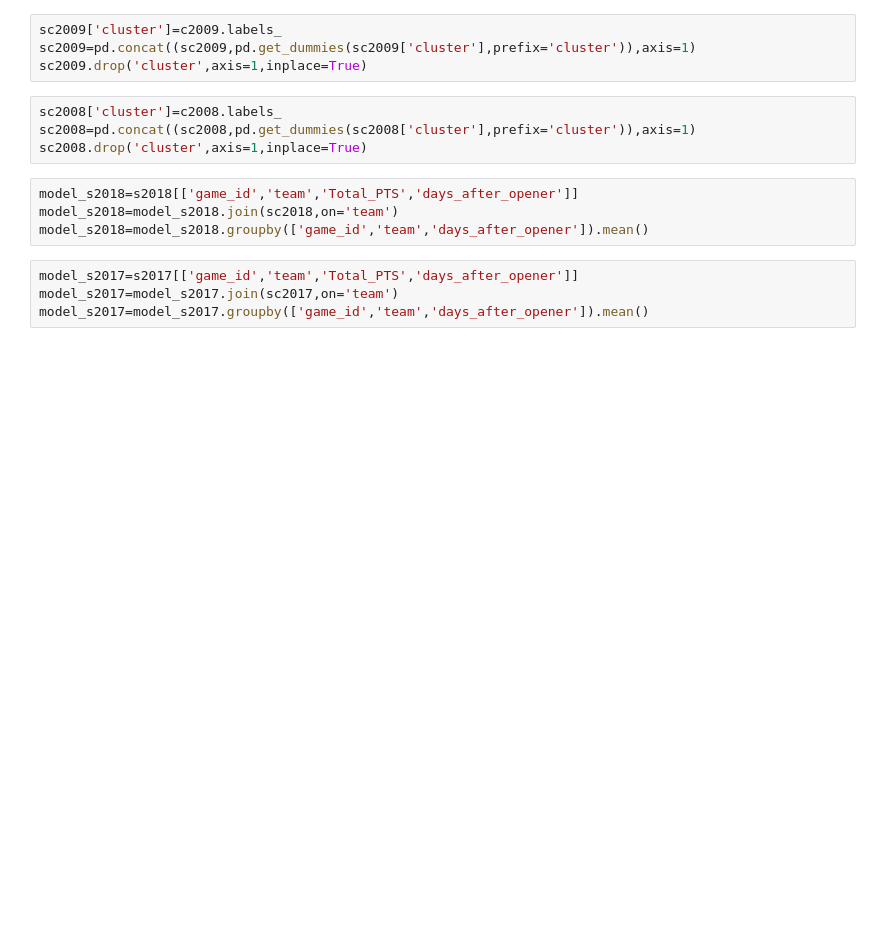
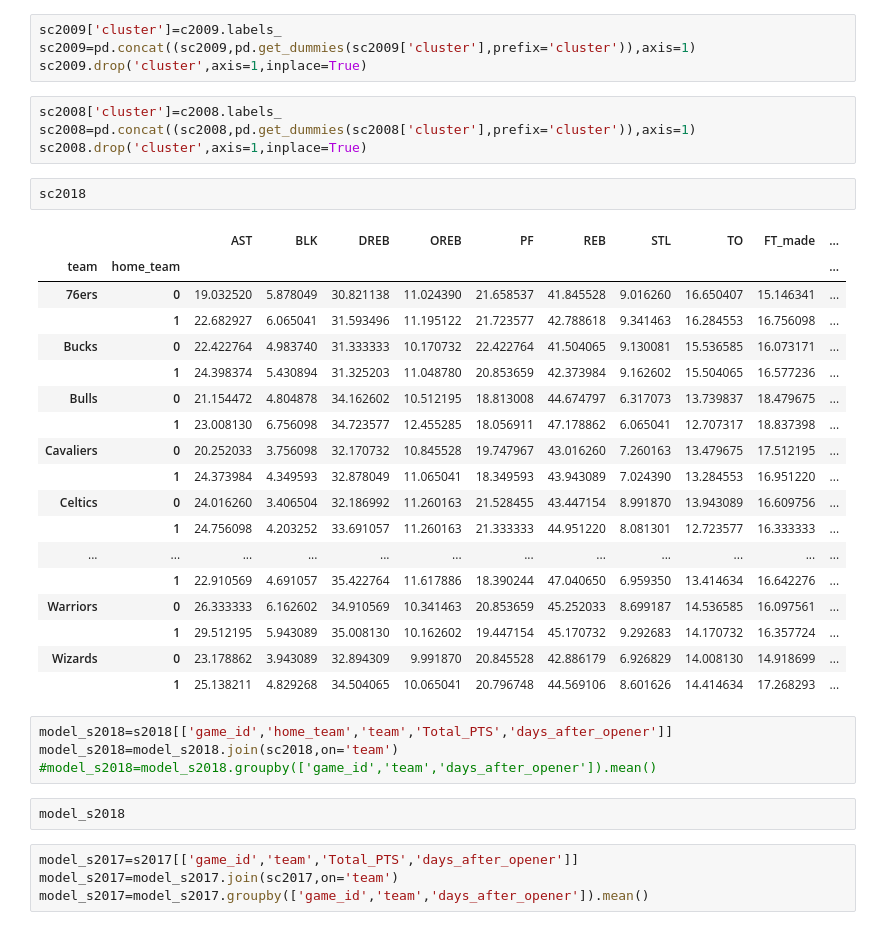
Before and after one commit to sadelson97/dsi_capstone, a Jupyter notebook: first_model.ipynb, the cells around one changed output. Cells and saved outputs as stored; diff of their text form; blank space fills up the shorter version.

Commit message:
need to fix clean to let my model working correctly

```diff
--- a/first_model.ipynb
+++ b/first_model.ipynb
@@ -121,10 +121,33 @@ sc2009.drop('cluster',axis=1,inplace=True)
 sc2008['cluster']=c2008.labels_
 sc2008=pd.concat((sc2008,pd.get_dummies(sc2008['cluster'],prefix='cluster')),axis=1)
 sc2008.drop('cluster',axis=1,inplace=True)
+# %%
+sc2018
+# %% [output]
+|  |  | AST | BLK | DREB | OREB | PF | REB | STL | TO | FT_made | ... |
+| team | home_team |  |  |  |  |  |  |  |  |  | ... |
+| 76ers | 0 | 19.032520 | 5.878049 | 30.821138 | 11.024390 | 21.658537 | 41.845528 | 9.016260 | 16.650407 | 15.146341 | ... |
+|  | 1 | 22.682927 | 6.065041 | 31.593496 | 11.195122 | 21.723577 | 42.788618 | 9.341463 | 16.284553 | 16.756098 | ... |
+| Bucks | 0 | 22.422764 | 4.983740 | 31.333333 | 10.170732 | 22.422764 | 41.504065 | 9.130081 | 15.536585 | 16.073171 | ... |
+|  | 1 | 24.398374 | 5.430894 | 31.325203 | 11.048780 | 20.853659 | 42.373984 | 9.162602 | 15.504065 | 16.577236 | ... |
+| Bulls | 0 | 21.154472 | 4.804878 | 34.162602 | 10.512195 | 18.813008 | 44.674797 | 6.317073 | 13.739837 | 18.479675 | ... |
+|  | 1 | 23.008130 | 6.756098 | 34.723577 | 12.455285 | 18.056911 | 47.178862 | 6.065041 | 12.707317 | 18.837398 | ... |
+| Cavaliers | 0 | 20.252033 | 3.756098 | 32.170732 | 10.845528 | 19.747967 | 43.016260 | 7.260163 | 13.479675 | 17.512195 | ... |
+|  | 1 | 24.373984 | 4.349593 | 32.878049 | 11.065041 | 18.349593 | 43.943089 | 7.024390 | 13.284553 | 16.951220 | ... |
+| Celtics | 0 | 24.016260 | 3.406504 | 32.186992 | 11.260163 | 21.528455 | 43.447154 | 8.991870 | 13.943089 | 16.609756 | ... |
+|  | 1 | 24.756098 | 4.203252 | 33.691057 | 11.260163 | 21.333333 | 44.951220 | 8.081301 | 12.723577 | 16.333333 | ... |
+| ... | ... | ... | ... | ... | ... | ... | ... | ... | ... | ... | ... |
+|  | 1 | 22.910569 | 4.691057 | 35.422764 | 11.617886 | 18.390244 | 47.040650 | 6.959350 | 13.414634 | 16.642276 | ... |
+| Warriors | 0 | 26.333333 | 6.162602 | 34.910569 | 10.341463 | 20.853659 | 45.252033 | 8.699187 | 14.536585 | 16.097561 | ... |
+|  | 1 | 29.512195 | 5.943089 | 35.008130 | 10.162602 | 19.447154 | 45.170732 | 9.292683 | 14.170732 | 16.357724 | ... |
+| Wizards | 0 | 23.178862 | 3.943089 | 32.894309 | 9.991870 | 20.845528 | 42.886179 | 6.926829 | 14.008130 | 14.918699 | ... |
+|  | 1 | 25.138211 | 4.829268 | 34.504065 | 10.065041 | 20.796748 | 44.569106 | 8.601626 | 14.414634 | 17.268293 | ... |
 # %%
-model_s2018=s2018[['game_id','team','Total_PTS','days_after_opener']]
+model_s2018=s2018[['game_id','home_team','team','Total_PTS','days_after_opener']]
 model_s2018=model_s2018.join(sc2018,on='team')
-model_s2018=model_s2018.groupby(['game_id','team','days_after_opener']).mean()
+#model_s2018=model_s2018.groupby(['game_id','team','days_after_opener']).mean()
+# %%
+model_s2018
 # %%
 model_s2017=s2017[['game_id','team','Total_PTS','days_after_opener']]
 model_s2017=model_s2017.join(sc2017,on='team')
```
Also changed, not shown: parts of 22 cells of this notebook.
